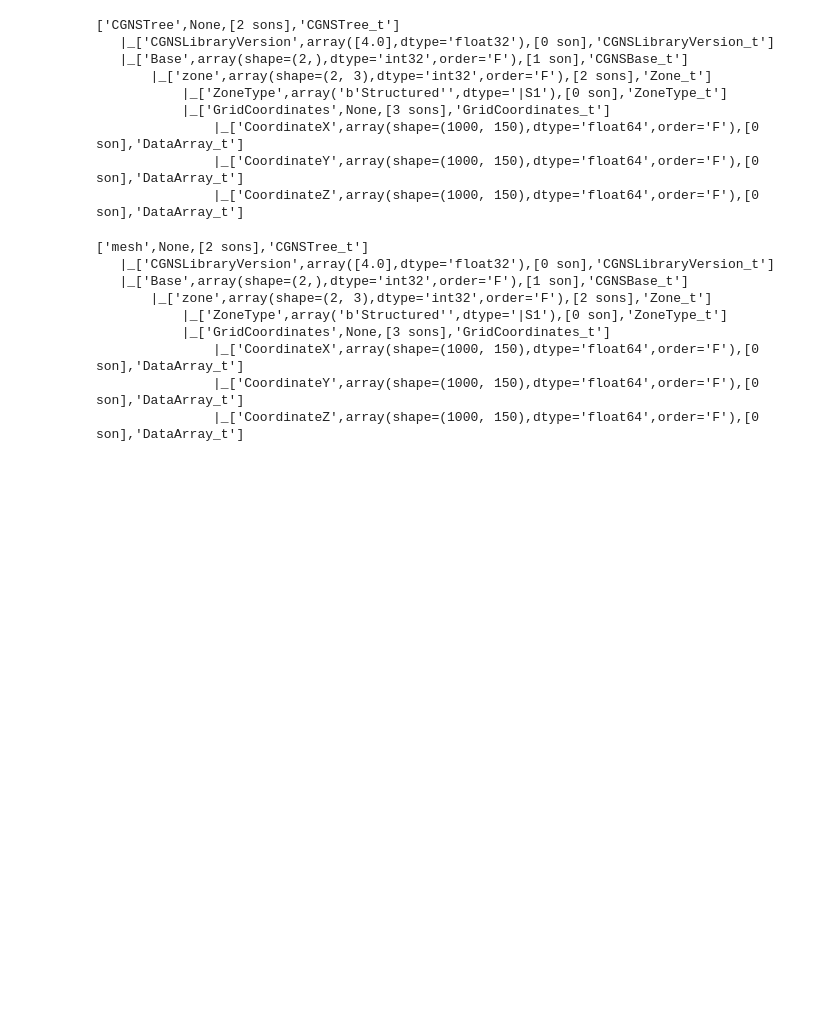
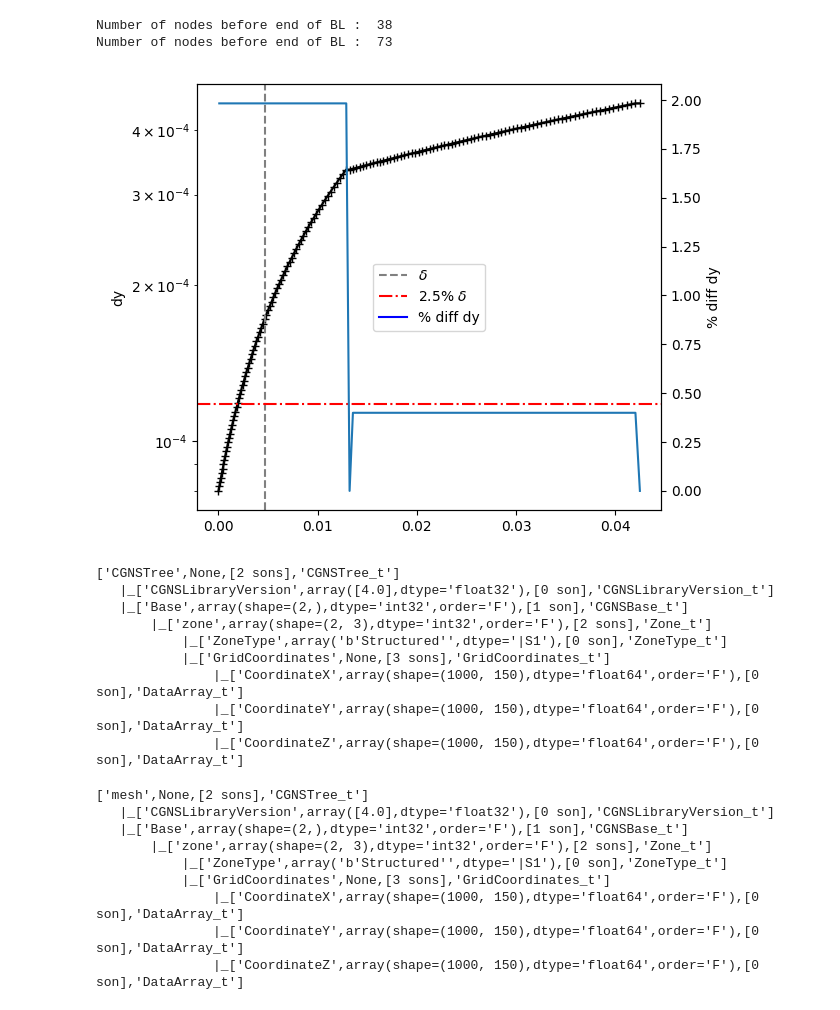
Before and after one commit to DPRNicolas/Mesh_fp, a Jupyter notebook: mesh_flat_plate.ipynb, the cells around one changed output. Drawn from its saved outputs; the diff is of its cells as text; code cells hidden in the pictures; blank space fills up the shorter version.

```diff
--- a/mesh_flat_plate.ipynb
+++ b/mesh_flat_plate.ipynb
@@ -139,3 +140,34 @@ I.setName(outlet,'inlet')
+# %%
+
+y_test = I.getValue(I.getNodeByName(outlet, 'CoordinateY'))
+dy_test = np.concatenate([np.diff(y_test), [np.diff(y_test)[-1]]])
+
+fig, axe = plt.subplots()
+axe2 = axe.twinx()
+axe.scatter(y_test, y_test*0)
+axe.plot(y_test, dy_test, color = 'k', marker = '+')
+
+
+axe2.plot(y_test[1:], (dy_test[1:]-dy_test[:-1])/dy_test[:-1]*100, color = 'tab:blue')
+
+axe.axvline(delat99_out, color = 'grey', linestyle = '--', label = r'$\delta$')
+axe.axhline(2.5/100*delat99_out, color = 'r', linestyle = '-.', label = r'2.5% $\delta$')
+
+axe.plot([],[], color = 'b', label = r'% diff dy')
+axe.set_ylabel(r'dy')
+axe2.set_ylabel(r'% diff dy')
+axe.set_yscale('log')
+# axe2.set_yscale('log')
+axe.legend(loc = 'center')
+# axe.set_xscale('log')
+fig.tight_layout()
+
+print('Number of nodes before end of BL : ', np.argmin(np.abs(y_test-delta99_out)))
+print('Number of nodes before end of BL : ', np.argmin(np.abs(y_test-delta99_out*2.8)))
+# %% [output]
+Number of nodes before end of BL :  38
+Number of nodes before end of BL :  73
+[figure, added]
 # %%
 mesh = G.TFI([inlet, outlet, wall, top])
 
```
Also changed, not shown: parts of 9 cells of this notebook, 11 other files.
